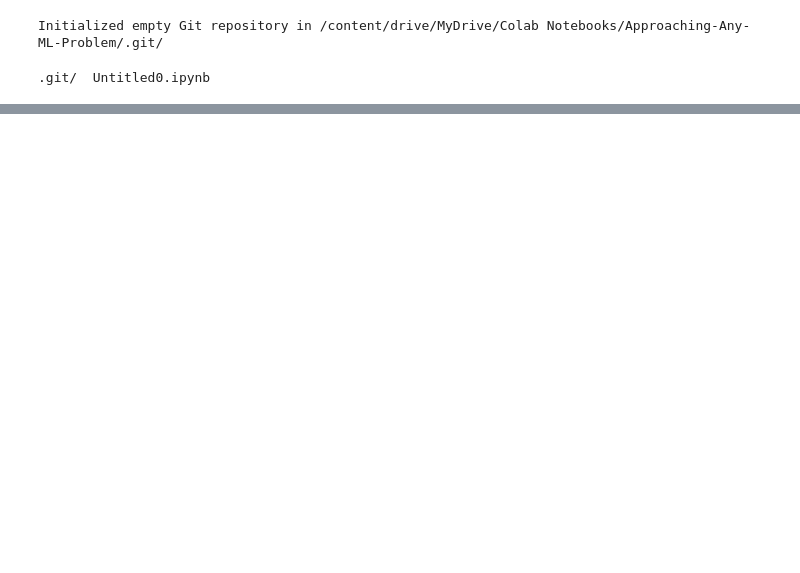
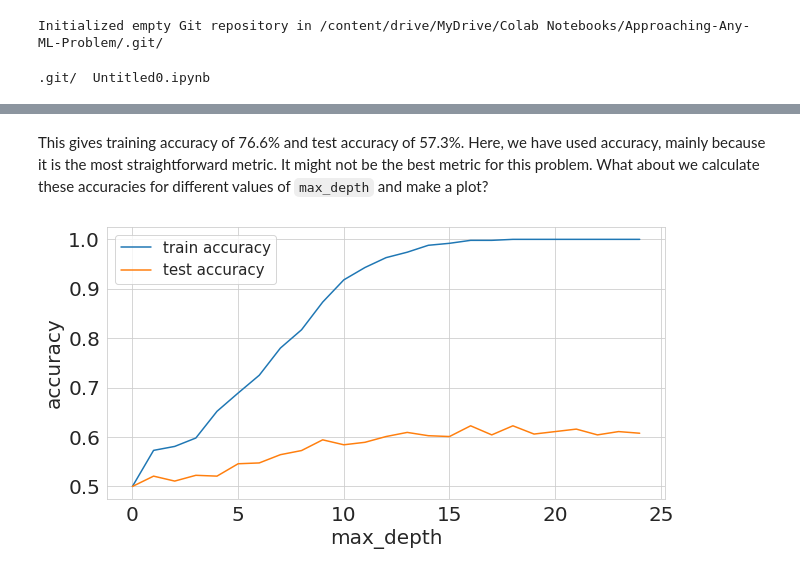
Before and after one commit to indrikwijaya/Approaching-Any-ML-Problem, a Jupyter notebook: 1. CV.ipynb, the cells around one changed output, grey strips where cells are left out. Cells and saved outputs as stored; diff of their text form; code cells hidden in the pictures; blank space fills up the shorter version.

Commit message:
Update different kfolds

```diff
--- a/1. CV.ipynb
+++ b/1. CV.ipynb
@@ -35,0 +118,6 @@ nothing added to commit but untracked files present (use "git add" to track)
+# %%
+import pandas as pd
+
+df = pd.read_csv('data/winequality-red.csv')
+
+df.head()
@@ -35,0 +155,9 @@ nothing added to commit but untracked files present (use "git add" to track)
+# %%
+# use sample w/ frac=1 to shuffle the dataframe
+# reset the indices since they change after
+df = df.sample(frac=1).reset_index(drop=True)
+
+# get top 1000 rows for training
+df_train = df.head(1000)
+
+df_test = df.tail(599)
@@ -35,0 +239,46 @@ nothing added to commit but untracked files present (use "git add" to track)
+# %% [markdown]
+This gives training accuracy of 76.6% and test accuracy of 57.3%. Here, we have used accuracy, mainly because it is the most straightforward metric. It might not be the best metric for this problem. What about we calculate these accuracies for different values of `max_depth` and make a plot?
+# %%
+import matplotlib
+import matplotlib.pyplot as plt
+import seaborn as sns
+# this is our global size of label text
+# on the plots
+matplotlib.rc('xtick', labelsize=20)
+matplotlib.rc('ytick', labelsize=20)
+
+# initialize lists to store accuracies
+# for training and test data
+# we start with 50% accuracy
+train_accuracies = [0.5]
+test_accuracies = [0.5]
+
+# iterate over a few depth values
+for depth in range(1, 25):
+# init the model
+  clf = DecisionTreeClassifier(max_depth=depth)
+  clf.fit(df_train[cols], df_train.quality)
+
+  # create training & test predictions
+  train_predictions = clf.predict(df_train[cols])
+  test_predictions = clf.predict(df_test[cols])
+  # calculate training & test accuracies
+  train_accuracy = accuracy_score(df_train.quality, train_predictions)
+  test_accuracy = accuracy_score(df_test.quality, test_predictions)
+  # append accuracies
+  train_accuracies.append(train_accuracy)
+  test_accuracies.append(test_accuracy)
+
+# create two plots using matplotlib
+# and seaborn
+plt.figure(figsize=(10, 5))
+sns.set_style("whitegrid")
+plt.plot(train_accuracies, label="train accuracy")
+plt.plot(test_accuracies, label="test accuracy")
+plt.legend(loc="upper left", prop={'size': 15})
+plt.xticks(range(0, 26, 5))
+plt.xlabel("max_depth", size=20)
+plt.ylabel("accuracy", size=20)
+plt.show()
+# %% [output]
+[figure, added]
```
Also changed, not shown: parts of 40 cells of this notebook.
